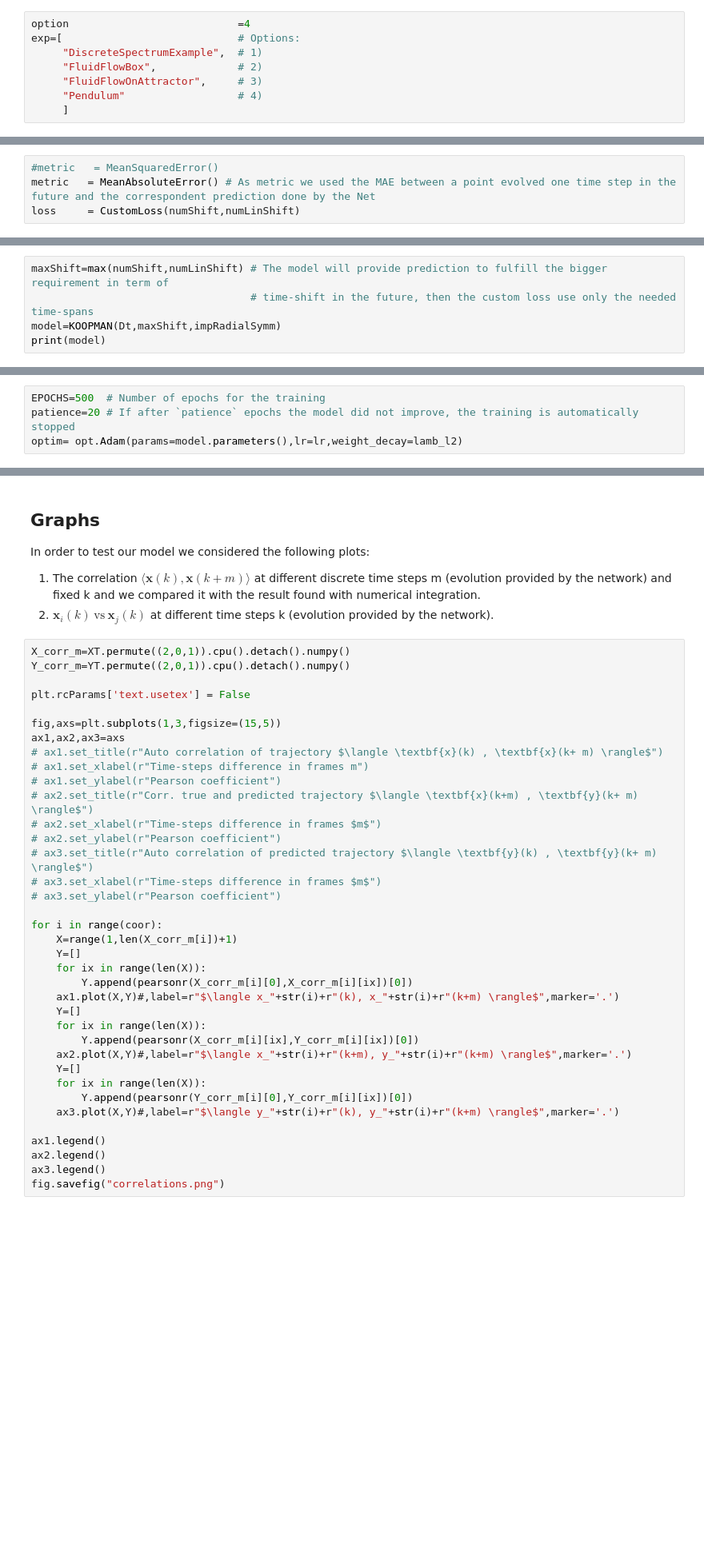
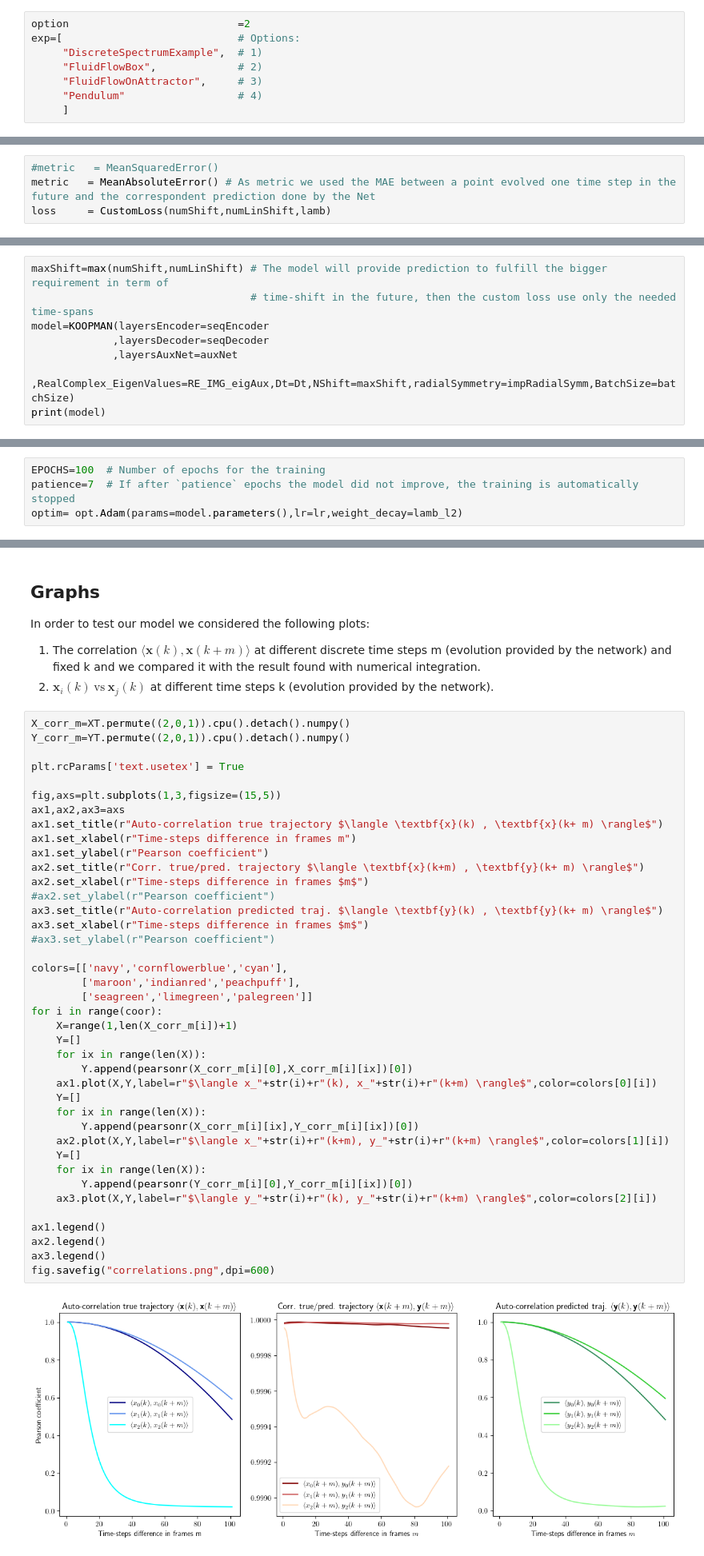
Before and after one commit to GVoreste/KOOPMAN_AML2023, a Jupyter notebook: deepKoopman.ipynb, the cells around one changed output, grey strips where cells are left out. Shown at 80% size. Drawn from its saved outputs; the diff is of its cells as text; blank space fills up the shorter version.

```diff
--- a/deepKoopman.ipynb
+++ b/deepKoopman.ipynb
@@ -63,7 +68,7 @@ We decided to not generate new data, but to import the ones they already used in
 # Max number of initial conditions to be considered in order to build the train, validation and test datasets. If it is set to 'None', all possible initial conditions are taken.
 max_initial_conditions=None
 # %%
-option                           =4
+option                           =2
 exp=[                            # Options:
      "DiscreteSpectrumExample",  # 1)
      "FluidFlowBox",             # 2)
@@ -396,7 +411,7 @@ class CustomLoss(nn.Module):
 # %%
 #metric   = MeanSquaredError()
 metric   = MeanAbsoluteError() # As metric we used the MAE between a point evolved one time step in the future and the correspondent prediction done by the Net
-loss     = CustomLoss(numShift,numLinShift)
+loss     = CustomLoss(numShift,numLinShift,lamb)
 # %%
 class Encoder(nn.Module):
     '''
@@ -629,5 +658,8 @@ class KOOPMAN(nn.Module):
 # %%
 maxShift=max(numShift,numLinShift) # The model will provide prediction to fulfill the bigger requirement in term of
                                    # time-shift in the future, then the custom loss use only the needed time-spans
-model=KOOPMAN(Dt,maxShift,impRadialSymm)
+model=KOOPMAN(layersEncoder=seqEncoder
+             ,layersDecoder=seqDecoder
+             ,layersAuxNet=auxNet
+             ,RealComplex_EigenValues=RE_IMG_eigAux,Dt=Dt,NShift=maxShift,radialSymmetry=impRadialSymm,BatchSize=batchSize)
 print(model)
@@ -636,8 +686,8 @@ print(model)
 
 They initialized each weight matrix W randomly from a uniform distribution in the range $[-s, s]$ for $s = \frac{1}{\sqrt{a}}$, where $a$ is the dimension of the input of the layer. Each bias vector $b$ is initialized to 0. The learning rate for the Adam optimizer is 0.001. We also use early stopping; for each model, at the end of training, we resume the step with the lowest validation error.
 # %%
-EPOCHS=500  # Number of epochs for the training
-patience=20 # If after `patience` epochs the model did not improve, the training is automatically stopped
+EPOCHS=100  # Number of epochs for the training
+patience=7  # If after `patience` epochs the model did not improve, the training is automatically stopped
 optim= opt.Adam(params=model.parameters(),lr=lr,weight_decay=lamb_l2)
 # %%
 class EarlyStopping(Exception):
@@ -811,40 +888,45 @@ In order to test our model we considered the following plots:
 # %%
 X_corr_m=XT.permute((2,0,1)).cpu().detach().numpy()
 Y_corr_m=YT.permute((2,0,1)).cpu().detach().numpy()
 
-plt.rcParams['text.usetex'] = False
+plt.rcParams['text.usetex'] = True
 
 fig,axs=plt.subplots(1,3,figsize=(15,5))
 ax1,ax2,ax3=axs
-# ax1.set_title(r"Auto correlation of trajectory $\langle \textbf{x}(k) , \textbf{x}(k+ m) \rangle$")
-# ax1.set_xlabel(r"Time-steps difference in frames m")
-# ax1.set_ylabel(r"Pearson coefficient")
-# ax2.set_title(r"Corr. true and predicted trajectory $\langle \textbf{x}(k+m) , \textbf{y}(k+ m) \rangle$")
-# ax2.set_xlabel(r"Time-steps difference in frames $m$")
-# ax2.set_ylabel(r"Pearson coefficient")
-# ax3.set_title(r"Auto correlation of predicted trajectory $\langle \textbf{y}(k) , \textbf{y}(k+ m) \rangle$")
-# ax3.set_xlabel(r"Time-steps difference in frames $m$")
-# ax3.set_ylabel(r"Pearson coefficient")
+ax1.set_title(r"Auto-correlation true trajectory $\langle \textbf{x}(k) , \textbf{x}(k+ m) \rangle$")
+ax1.set_xlabel(r"Time-steps difference in frames m")
+ax1.set_ylabel(r"Pearson coefficient")
+ax2.set_title(r"Corr. true/pred. trajectory $\langle \textbf{x}(k+m) , \textbf{y}(k+ m) \rangle$")
+ax2.set_xlabel(r"Time-steps difference in frames $m$")
+#ax2.set_ylabel(r"Pearson coefficient")
+ax3.set_title(r"Auto-correlation predicted traj. $\langle \textbf{y}(k) , \textbf{y}(k+ m) \rangle$")
+ax3.set_xlabel(r"Time-steps difference in frames $m$")
+#ax3.set_ylabel(r"Pearson coefficient")
 
+colors=[['navy','cornflowerblue','cyan'],
+        ['maroon','indianred','peachpuff'],
+        ['seagreen','limegreen','palegreen']]
 for i in range(coor):
     X=range(1,len(X_corr_m[i])+1)
     Y=[]
     for ix in range(len(X)):
         Y.append(pearsonr(X_corr_m[i][0],X_corr_m[i][ix])[0])
-    ax1.plot(X,Y)#,label=r"$\langle x_"+str(i)+r"(k), x_"+str(i)+r"(k+m) \rangle$",marker='.')
+    ax1.plot(X,Y,label=r"$\langle x_"+str(i)+r"(k), x_"+str(i)+r"(k+m) \rangle$",color=colors[0][i])
     Y=[]
     for ix in range(len(X)):
         Y.append(pearsonr(X_corr_m[i][ix],Y_corr_m[i][ix])[0])
-    ax2.plot(X,Y)#,label=r"$\langle x_"+str(i)+r"(k+m), y_"+str(i)+r"(k+m) \rangle$",marker='.')
+    ax2.plot(X,Y,label=r"$\langle x_"+str(i)+r"(k+m), y_"+str(i)+r"(k+m) \rangle$",color=colors[1][i])
     Y=[]
     for ix in range(len(X)):
         Y.append(pearsonr(Y_corr_m[i][0],Y_corr_m[i][ix])[0])
-    ax3.plot(X,Y)#,label=r"$\langle y_"+str(i)+r"(k), y_"+str(i)+r"(k+m) \rangle$",marker='.')
+    ax3.plot(X,Y,label=r"$\langle y_"+str(i)+r"(k), y_"+str(i)+r"(k+m) \rangle$",color=colors[2][i])
 
 ax1.legend()
 ax2.legend()
 ax3.legend()
-fig.savefig("correlations.png")
+fig.savefig("correlations.png",dpi=600)
+# %% [output]
+[figure, added]
 # %%
 RAN=np.random.randint(0,len(XT[0].cpu().detach().numpy()))
 X_traj=XT.permute((1,2,0)).cpu().detach().numpy()[RAN]
```
Also changed, not shown: parts of 11 cells of this notebook.
